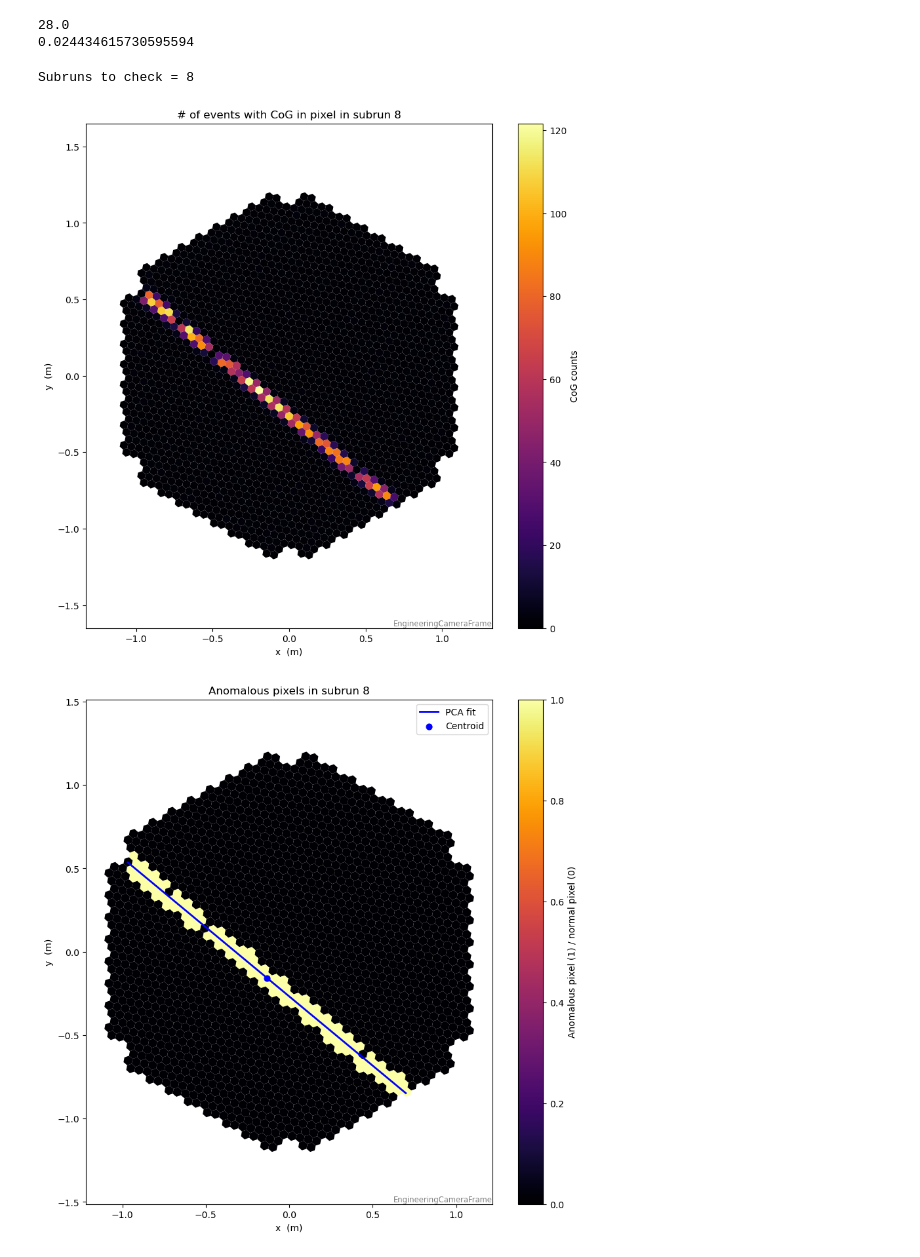
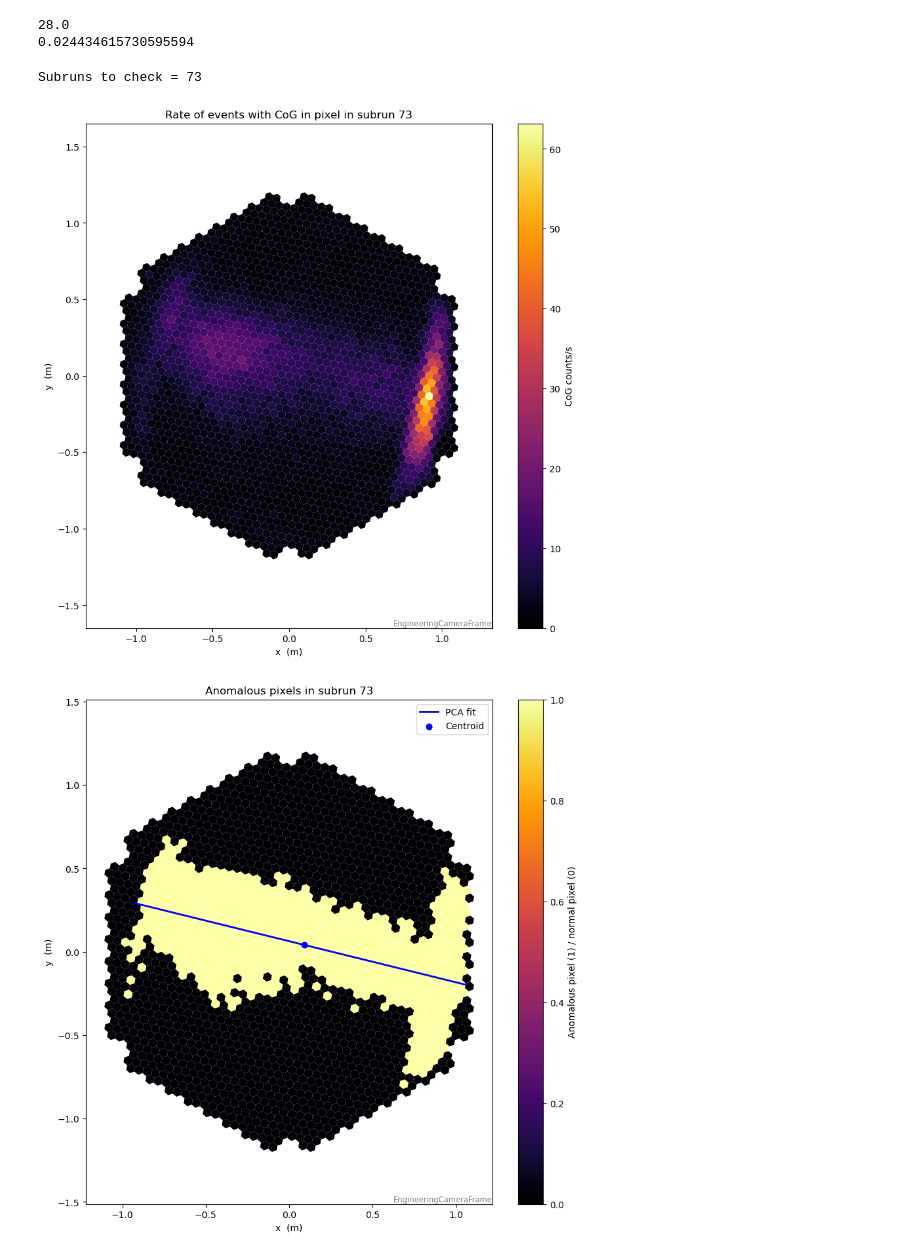
Before and after one commit to andreaprogram/Search-for-anomalous-events-in-LST-1-observations, a Jupyter notebook: Notebooks/filters_results.ipynb, the cells around one changed output. Drawn from its saved outputs; the diff is of its cells as text; code cells hidden in the pictures.

```diff
--- a/Notebooks/filters_results.ipynb
+++ b/Notebooks/filters_results.ipynb
@@ -63,7 +63,7 @@ def robust_fitt(x, y, z_thresh=3.5):
             "intercept": intercept, "u_intercept": u_intercept,
             "good_points": good_points, "good_mask": good_masks, "valid": valid, "R2": R2}
 
-run_id = 24704
+run_id = 20721
 
 # READING RESULTS -------------------------------------------------------------------------------------------------------------------------------
 b = tables.open_file(r"/data/cta/users-ifae/summer_students/agl/checks_h5/checks_Run{run_id}.h5".format(run_id= run_id))
@@ -134,7 +134,7 @@ array([7, 8])
 # %%
 # FILTERS REVISION-------------------------------------------------------------------------------------------------------------------------------------------
-a = tables.open_file("/data/cta/users-ifae/summer_students/agl/datacheck_dl1_LST-1.Run24704.h5")
-#a = tables.open_file(r"/data/cta/users-ifae/moralejo/CTA/summer_student_2026/datacheck/ALL_h5/datacheck_dl1_LST-1.Run{run_id}.h5".format(run_id= run_id))
+#a = tables.open_file("/data/cta/users-ifae/summer_students/agl/datacheck_dl1_LST-1.Run24704.h5")
+a = tables.open_file(r"/data/cta/users-ifae/moralejo/CTA/summer_student_2026/datacheck/ALL_h5/datacheck_dl1_LST-1.Run{run_id}.h5".format(run_id= run_id))
 
 subruns = a.root.dl1datacheck.cosmics.col('subrun_index')[:-1] #0,1,...,57 number of subruns in this run
 n_subruns = len(subruns)
@@ -285,11 +290,11 @@ plt.figure(figsize=(10, 10))
 camdisplay = CameraDisplay(
     camera_geom.transform_to(EngineeringCameraFrame()),
     norm='lin',
-    title=f'# of events with CoG in pixel in subrun {checks_3}',
+    title=f'Rate of events with CoG in pixel in subrun {checks_3}',
     image=cog_rate[checks_3, :],
 )
 camdisplay.autoupdate = True
-camdisplay.add_colorbar(label='CoG counts')
+camdisplay.add_colorbar(label='CoG counts/s')
 plt.show()
 
 
@@ -347,36 +352,37 @@ distances = np.array(distances)
 
 # Pixel position uncertainty (choose the appropriate value)
 sigma_pixel = (focal_length.value)*np.tan(np.radians(0.05)) # width of the pixel ~2.44 cm
 
 # Chi-square
 # Chi2 Calculated
-chi2_data = np.sum((distances / sigma_pixel)**2)
+cog_rate_anomalous = cog_rate[checks_3][mask_3[checks_3]]
+chi2_data = np.sum( cog_rate_anomalous * (distances / sigma_pixel)**2 ) / np.sum(cog_rate_anomalous)
 
 # Chi2 Theoretical
 dof = len(distances) - 2
-x = np.linspace(0, 400, 200)
+x = np.linspace(0, 1000, 200)
 chi2_th = chi2.pdf(x, dof)
 
 plt.plot(x, chi2_th, label=fr"$\chi^2$ Theoretical")
 plt.axvline(chi2_data, color="black", linestyle='--', label=fr"$\chi^2={chi2_data:.2f}$ Data")
 
 plt.xlabel(r"$\chi^2$")
 plt.ylabel("PDF")
 plt.legend()
 plt.show()
 
 p_value = 1 - chi2.cdf(chi2_data, dof)
 
-print(f"p-value = {p_value:.3e}")
+print(f"p-value = {p_value:.7e}")
 
 
 
 
 
 # Trand to telescope
 # por pixel 0.1º = u ancho y alto respecto al centro. comparar desde el centro de cada pixel con el fit , a que sitancia esta y dividir por 0.05 N putnos 2 parametros libres
 # chi^2, regresion con PCA scikit learn. preseleccionar con zscore
 # %% [output]
-Subruns to check = 8
+Subruns to check = 73
-[figure, old version]
+[figure, new version]
-[figure, old version]
+[figure, new version]
```
Also changed, not shown: parts of 8 cells of this notebook.
